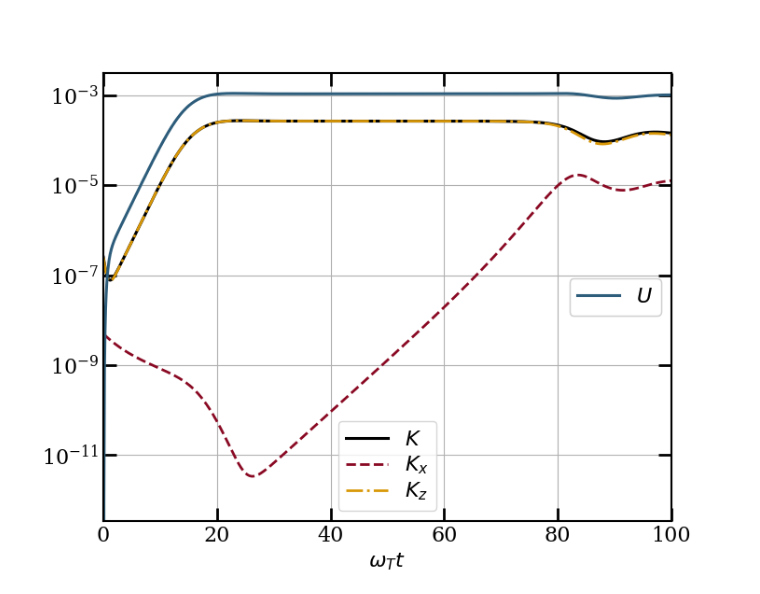
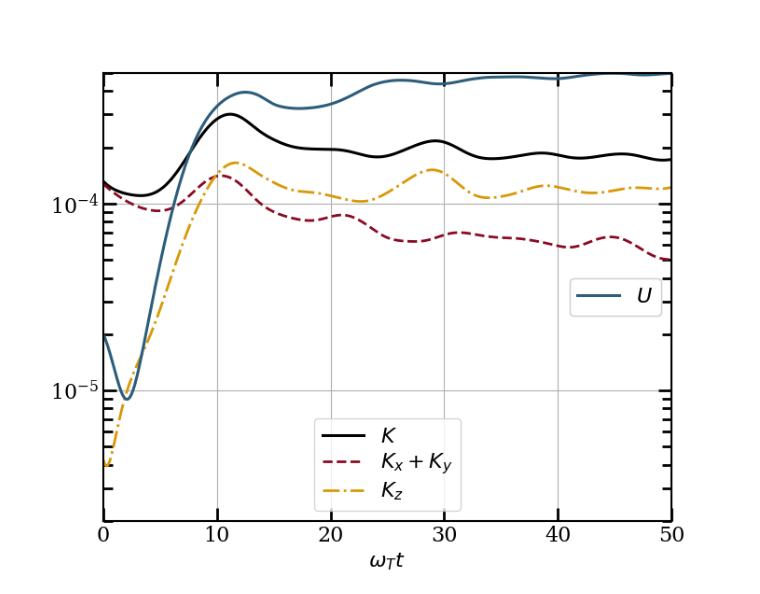
Before and after one commit to LorenzoLMP/spooky-git, a Jupyter notebook: problems/mti3d/plot_timevar.ipynb, the cells around one changed output. Saved outputs shown, nothing was run; the diff lists cells and outputs as text; code cells hidden in the pictures.

```diff
--- a/problems/mti3d/plot_timevar.ipynb
+++ b/problems/mti3d/plot_timevar.ipynb
@@ -18,7 +18,7 @@ from pylab import cm
 from matplotlib.legend_handler import HandlerLine2D
 import matplotlib.lines as mlines
 
-testdir = '/lustre/lperrone/spooky/tests/mti3d/'
+testdir = '/lustre/lperrone/spooky/tests/Pm4_beta5e5T_Re_6400_Rm_12800_Pe_1600_N2_2e-1_new/'
 
 savedir = testdir
 
@@ -115,34 +115,35 @@ plt.rcParams['ytick.major.width']= 1.2
 fig, ax = plt.subplots(figsize=(7,6))
 
 line1,=ax.plot(data['t'],   data['ev']           , color=grays(0),label=r'$K$',linewidth=2.2)
-line2,=ax.plot(data['t'],   data['Kx']+data['Ky']  , '--', color=colors0[0],label=r'$K_{x}$',linewidth=2.0)
+line2,=ax.plot(data['t'],   data['Kx']+data['Ky']  , '--', color=colors0[0],label=r'$K_{x}+K_{y}$',linewidth=2.0)
 line3,=ax.plot(data['t'],   data['Kz'],  '-.',color=colors0[2],label=r'$K_{z}$ ',linewidth=2.0)
 line4,=ax.plot(data['t'],   data['et']/N2,  color=colors0[1],label=r'$U$ ',linewidth=2.2)
 
 ax.xaxis.set_tick_params(which='major', size=10, width=2, direction='in', top='on')
 ax.xaxis.set_tick_params(which='minor', size=7, width=2, direction='in', top='on')
 ax.yaxis.set_tick_params(which='major', size=10, width=2, direction='in', right='on')
 ax.yaxis.set_tick_params(which='minor', size=7, width=2, direction='in', right='on')
 
 
 ax.set_xlabel(r'$\omega_T t$',fontsize=16)
 #ax.ylabel(r'$L k_R$',fontsize=16)
 #ax[0].set_title(r'Kinetic Energy',fontsize=16)
 ax.set_yscale('log')
-# ax.set_ylim(ymin=1e-5,ymax=1e-2)
-ax.set_xlim(xmin=0,xmax=data['t'][-1])
+ax.set_ylim(ymin=2e-6,ymax=5e-4)
+ax.set_xlim(xmin=0,xmax=50)
+# ax.set_xlim(xmin=0,xmax=data['t'][-1])
 # ax[0].set_aspect(1.4/ax[0].get_data_ratio())
 ax.grid(axis='both',which='major')
 legend1=plt.legend(handles=[line1,line2,line3],loc=8,labelspacing=0.2,fontsize=16)
 legend2=plt.legend(handles=[line4],loc=7,labelspacing=0.2,fontsize=16)
 ax.add_artist(legend1)
 ax.add_artist(legend2)
 
 #fig.tight_layout(pad=1.00, h_pad=None, w_pad=None, rect=None)
 fig.subplots_adjust(top=0.90,bottom=0.1,left=0.1,right=0.97,wspace=-0.12)
 if SAVEFIG:
     fig.savefig(savedir+'Plots/'+'kin_pot_energy.svg',dpi=400,transparent=True,bbox_inches='tight')
     fig.savefig(savedir+'Plots/'+'kin_pot_energy.pdf',dpi=400,transparent=True,bbox_inches='tight')
     fig.savefig(savedir+'Plots/'+'kin_pot_energy.png',dpi=400,transparent=True,bbox_inches='tight')
 # %% [output]
-[figure, old version]
+[figure, new version]
```
Also changed, not shown: parts of 1 cell of this notebook, 4 other files.
